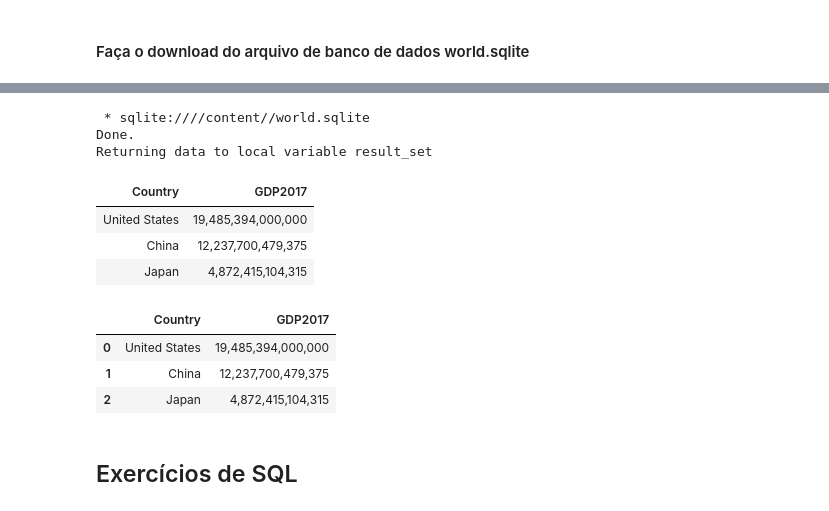
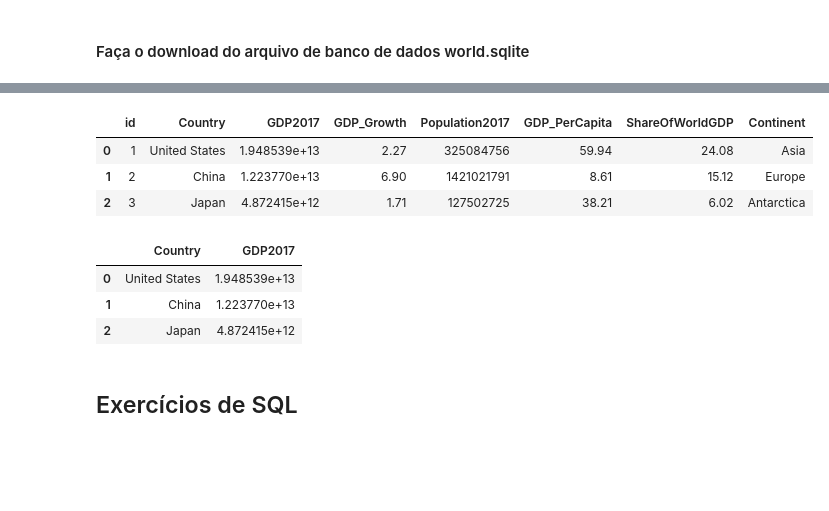
Before and after one commit to alexlopespereira/idp_engenhariadados, a Jupyter notebook: notebooks/Aula2_Exercicios_SQL.ipynb, the cells around one changed output, grey strips where cells are left out. Cells and saved outputs as stored; diff of their text form; code cells hidden in the pictures; blank space fills up the shorter version.

```diff
--- a/notebooks/Aula2_Exercicios_SQL.ipynb
+++ b/notebooks/Aula2_Exercicios_SQL.ipynb
@@ -69,28 +79,30 @@ Done.
+# %%
+import sqlite3
+import pandas as pd
+
+conn = sqlite3.connect('//content//world.sqlite')
+
+sql_query = "select * from world limit 3"
+
+df = pd.read_sql_query(sql_query, conn)
+
+df.head()
+# %% [output]
+|  | id | Country | GDP2017 | GDP_Growth | Population2017 | GDP_PerCapita | ShareOfWorldGDP | Continent |
+| 0 | 1 | United States | 1.948539e+13 | 2.27 | 325084756 | 59.94 | 24.08 | Asia |
+| 1 | 2 | China | 1.223770e+13 | 6.90 | 1421021791 | 8.61 | 15.12 | Europe |
+| 2 | 3 | Japan | 4.872415e+12 | 1.71 | 127502725 | 38.21 | 6.02 | Antarctica |
 # %%
 # Exemplo de Query em multiplas linhas
-%%sql result_set <<
-SELECT Country, GDP2017
-FROM world
-LIMIT 3
+sql_query = "SELECT Country, GDP2017 FROM world LIMIT 3"
+
+df = pd.read_sql_query(sql_query, conn)
+df.head()
 # %% [output]
- * sqlite:////content//world.sqlite
-Done.
-Returning data to local variable result_set
+|  | Country | GDP2017 |
+| 0 | United States | 1.948539e+13 |
+| 1 | China | 1.223770e+13 |
+| 2 | Japan | 4.872415e+12 |
-# %%
-result_set
-# %% [output]
-| Country | GDP2017 |
-| United States | 19,485,394,000,000 |
-| China | 12,237,700,479,375 |
-| Japan | 4,872,415,104,315 |
-# %%
-# Curiosidade: Transformar o resultado num datafram
-result_set.DataFrame()
-# %% [output]
-|  | Country | GDP2017 |
-| 0 | United States | 19,485,394,000,000 |
-| 1 | China | 12,237,700,479,375 |
-| 2 | Japan | 4,872,415,104,315 |
 # %% [markdown]
 ## Exercícios de SQL
 # %% [markdown]
```
Also changed, not shown: parts of 6 cells of this notebook.
